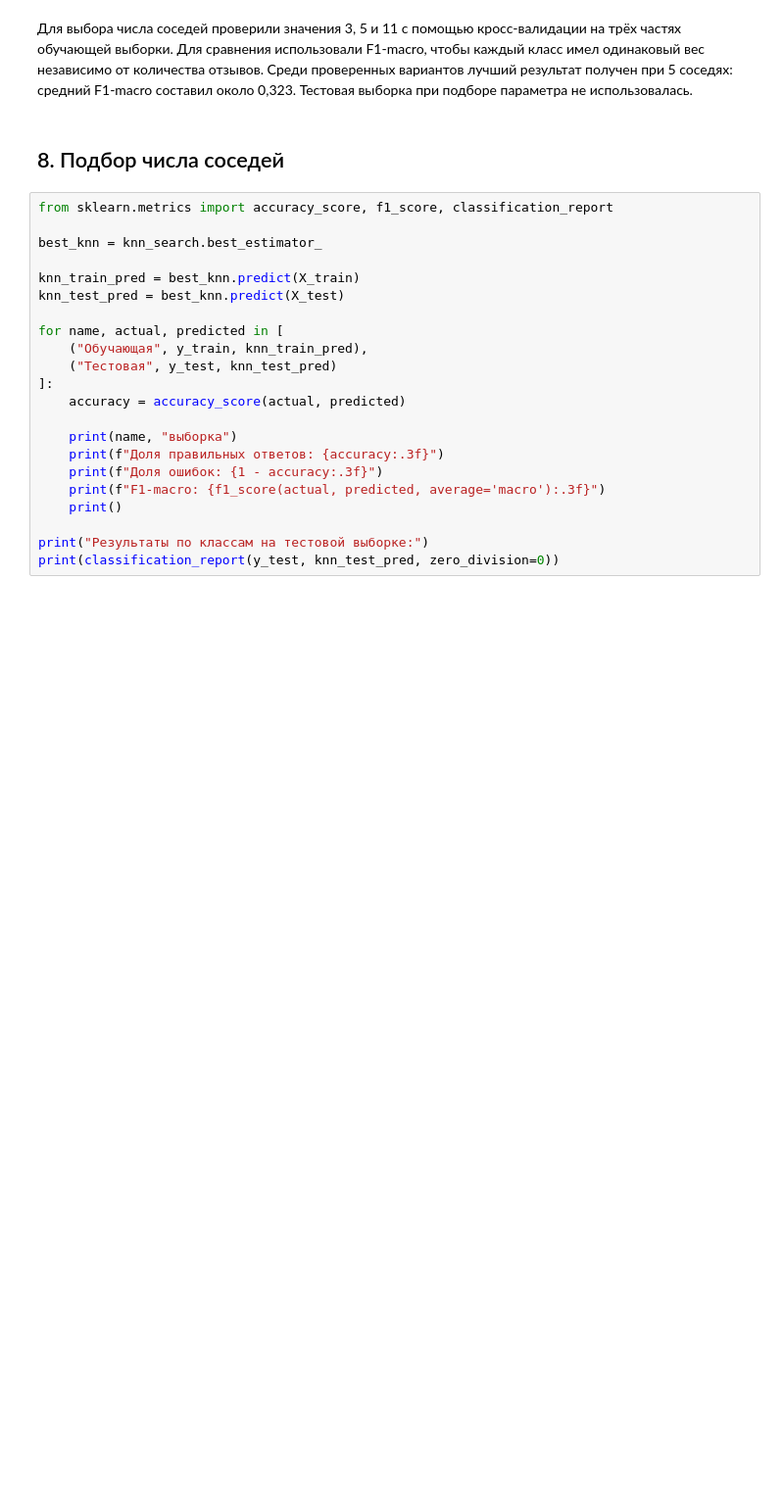
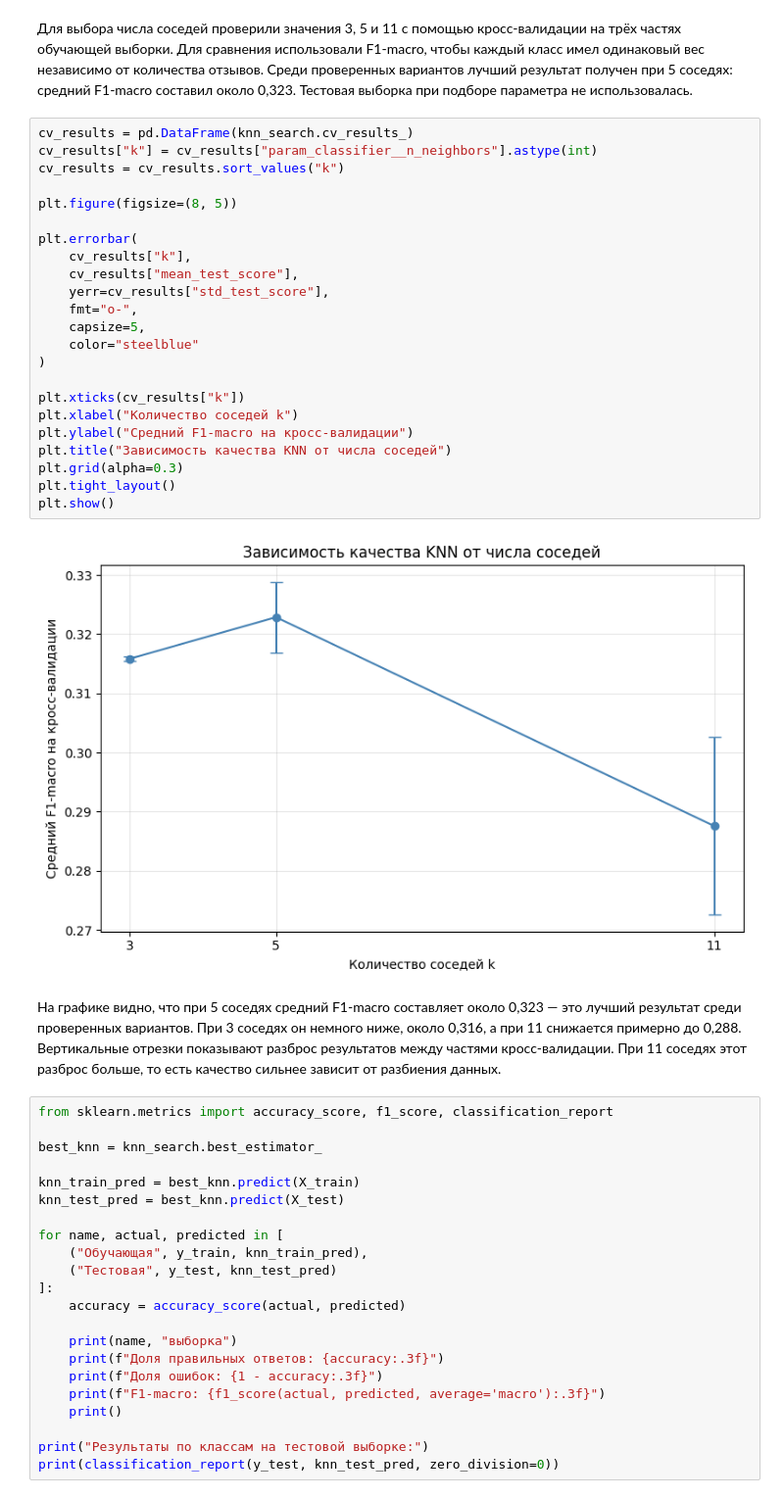
Before and after one commit to Makasimchik/ML-homeworks, a Jupyter notebook: amazon_reviews.ipynb, the cells around one changed output. Shown at 98% size. Saved outputs shown, nothing was run; the diff lists cells and outputs as text; blank space fills up the shorter version.

```diff
--- a/amazon_reviews.ipynb
+++ b/amazon_reviews.ipynb
@@ -404,8 +440,33 @@ Fitting 3 folds for each of 3 candidates, totalling 9 fits
 Средний F1-macro: 0.3228783900934048
 # %% [markdown]
 Для выбора числа соседей проверили значения 3, 5 и 11 с помощью кросс-валидации на трёх частях обучающей выборки. Для сравнения использовали F1-macro, чтобы каждый класс имел одинаковый вес независимо от количества отзывов. Среди проверенных вариантов лучший результат получен при 5 соседях: средний F1-macro составил около 0,323. Тестовая выборка при подборе параметра не использовалась.
-# %% [markdown]
-## 8. Подбор числа соседей
+# %%
+cv_results = pd.DataFrame(knn_search.cv_results_)
+cv_results["k"] = cv_results["param_classifier__n_neighbors"].astype(int)
+cv_results = cv_results.sort_values("k")
+
+plt.figure(figsize=(8, 5))
+
+plt.errorbar(
+    cv_results["k"],
+    cv_results["mean_test_score"],
+    yerr=cv_results["std_test_score"],
+    fmt="o-",
+    capsize=5,
+    color="steelblue"
+)
+
+plt.xticks(cv_results["k"])
+plt.xlabel("Количество соседей k")
+plt.ylabel("Средний F1-macro на кросс-валидации")
+plt.title("Зависимость качества KNN от числа соседей")
+plt.grid(alpha=0.3)
+plt.tight_layout()
+plt.show()
+# %% [output]
+[figure, added]
+# %% [markdown]
+На графике видно, что при 5 соседях средний F1-macro составляет около 0,323 — это лучший результат среди проверенных вариантов. При 3 соседях он немного ниже, около 0,316, а при 11 снижается примерно до 0,288. Вертикальные отрезки показывают разброс результатов между частями кросс-валидации. При 11 соседях этот разброс больше, то есть качество сильнее зависит от разбиения данных.
 # %%
 from sklearn.metrics import accuracy_score, f1_score, classification_report
 
```
Also changed, not shown: parts of 3 cells of this notebook.
